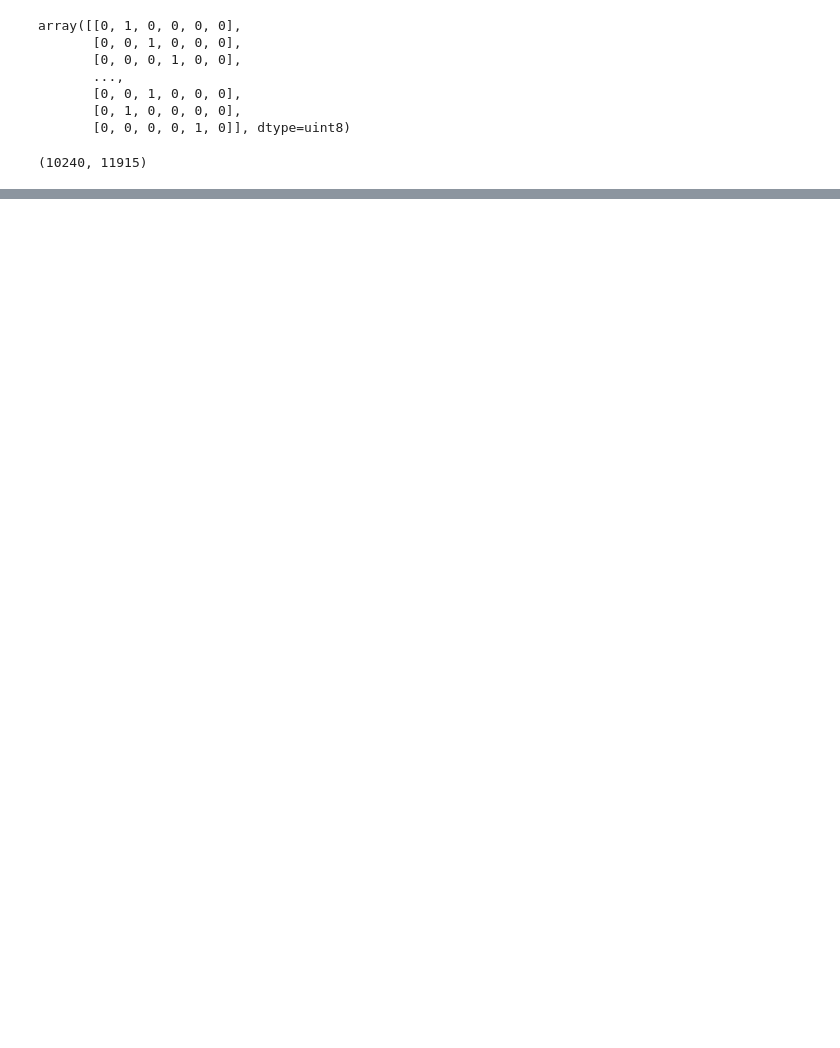
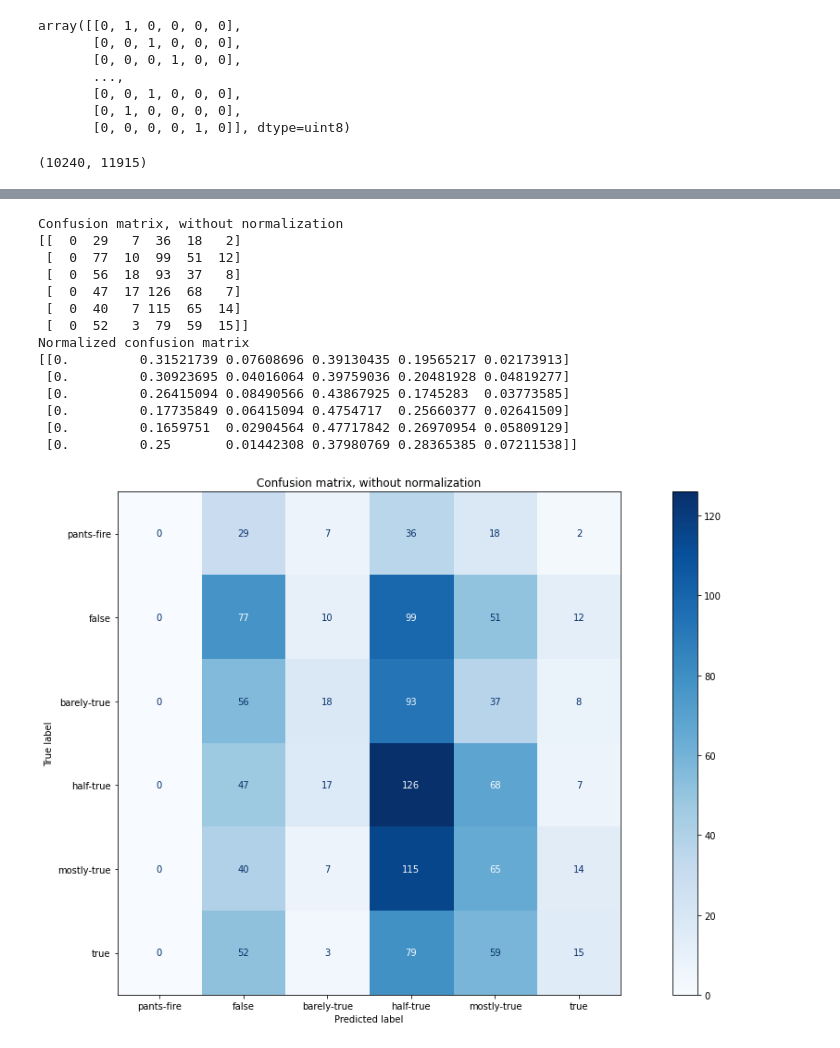
Before and after one commit to spolo96/Fake-news-detection-study, a Jupyter notebook: Fake_News_Detection.ipynb, the cells around one changed output, grey strips where cells are left out. Drawn from its saved outputs; the diff is of its cells as text; code cells hidden in the pictures; blank space fills up the shorter version.

```diff
--- a/Fake_News_Detection.ipynb
+++ b/Fake_News_Detection.ipynb
@@ -428,0 +474,36 @@ Accuracy: 23.76%
+# %%
+# Plot confusion matrix
+plt.rcParams["figure.figsize"] = (20,10)
+
+
+titles_options = [("Confusion matrix, without normalization", None,''),
+                  ("Normalized confusion matrix", 'true','.3f')]
+for title, normalize, format in titles_options:
+    disp = plot_confusion_matrix(mnb, tfidf_test, y_test,
+                                 labels=class_names,
+                                 cmap=plt.cm.Blues,
+                                 normalize=normalize, values_format=format,)
+    disp.ax_.set_title(title)
+    disp.ax_.set_xticklabels([''] + class_names)
+    disp.ax_.set_yticklabels([''] + class_names)
+
+    print(title)
+    print(disp.confusion_matrix)
+
+plt.show()
+# %% [output]
+Confusion matrix, without normalization
+[[  0  29   7  36  18   2]
+ [  0  77  10  99  51  12]
+ [  0  56  18  93  37   8]
+ [  0  47  17 126  68   7]
+ [  0  40   7 115  65  14]
+ [  0  52   3  79  59  15]]
+Normalized confusion matrix
+[[0.         0.31521739 0.07608696 0.39130435 0.19565217 0.02173913]
+ [0.         0.30923695 0.04016064 0.39759036 0.20481928 0.04819277]
+ [0.         0.26415094 0.08490566 0.43867925 0.1745283  0.03773585]
+ [0.         0.17735849 0.06415094 0.4754717  0.25660377 0.02641509]
+ [0.         0.1659751  0.02904564 0.47717842 0.26970954 0.05809129]
+ [0.         0.25       0.01442308 0.37980769 0.28365385 0.07211538]]
+[figure, added]
```
Also changed, not shown: parts of 11 cells of this notebook.
